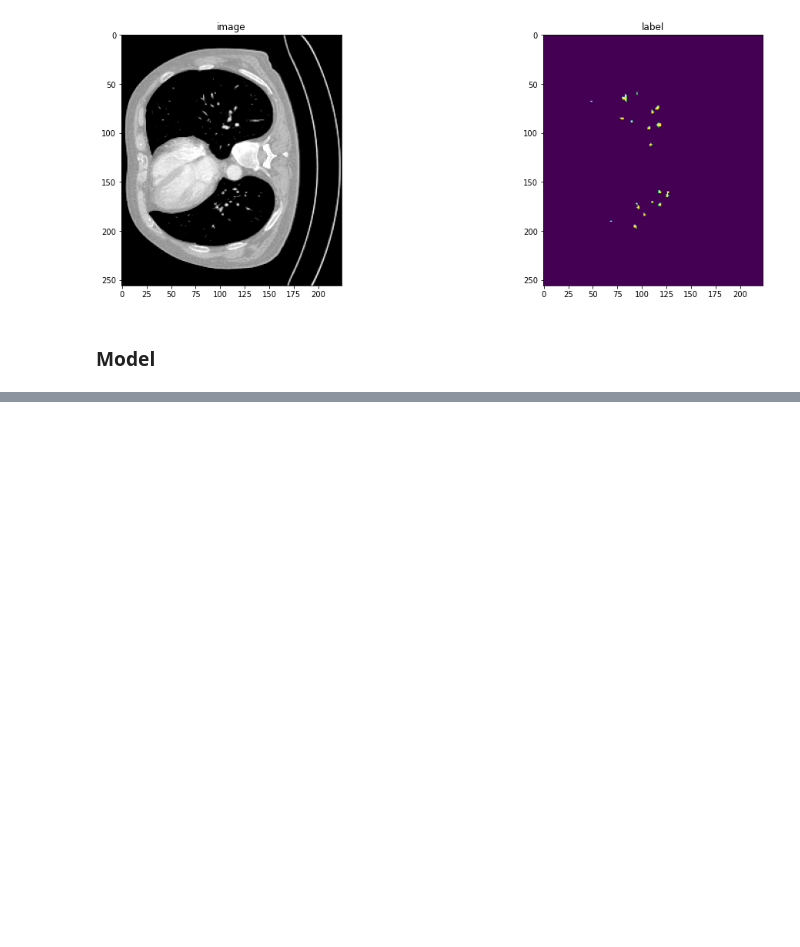
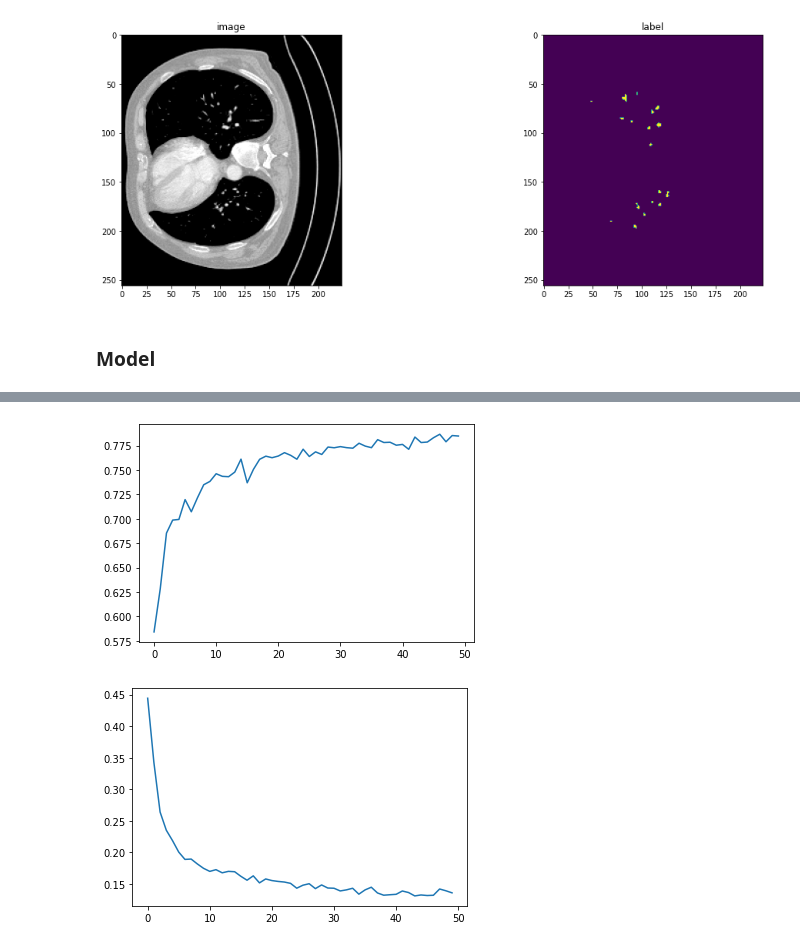
Before and after one commit to akansh12/parse2022, a Jupyter notebook: notebooks/vision_transformer/Unettr.ipynb, the cells around one changed output, grey strips where cells are left out. Cells and saved outputs as stored; diff of their text form; code cells hidden in the pictures; blank space fills up the shorter version.

Commit message:
UnetTrandSwin

```diff
--- a/notebooks/vision_transformer/Unettr.ipynb
+++ b/notebooks/vision_transformer/Unettr.ipynb
@@ -289,0 +371,11 @@ KeyboardInterrupt:
+# %%
+metric_dice = np.load("/scratch/scratch6/akansh12/challenges/parse2022/temp/metric_values_rbcdsai_unetTr.npy")
+epoch_loss = np.load("/scratch/scratch6/akansh12/challenges/parse2022/temp/epoch_loss_rbcdsai_unetTr.npy")
+# %%
+plt.plot(metric_dice)
+plt.show()
+plt.plot(epoch_loss)
+plt.show()
+# %% [output]
+[figure, added]
+[figure, added]
```
Also changed, not shown: parts of 15 cells of this notebook, 2 other files.
